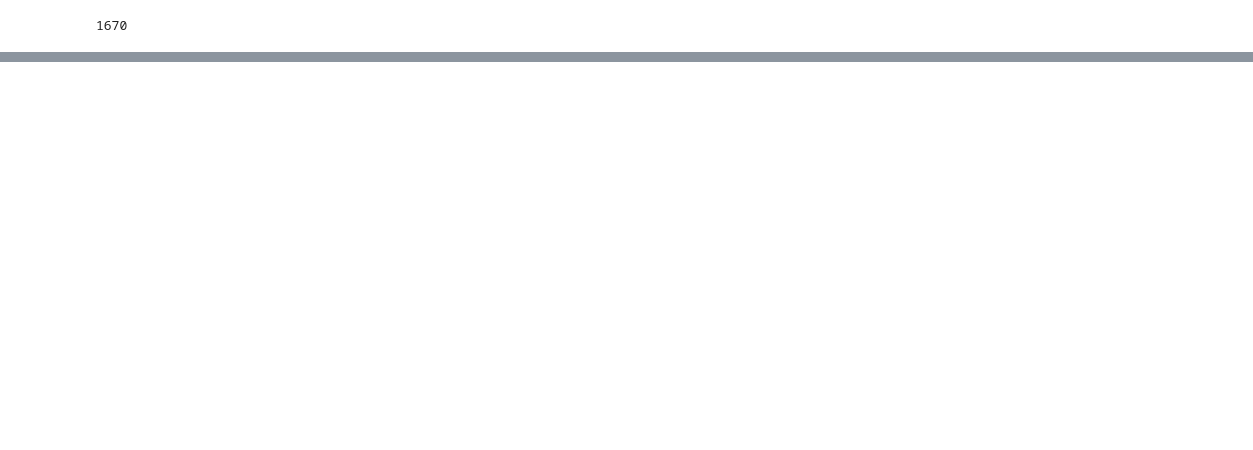
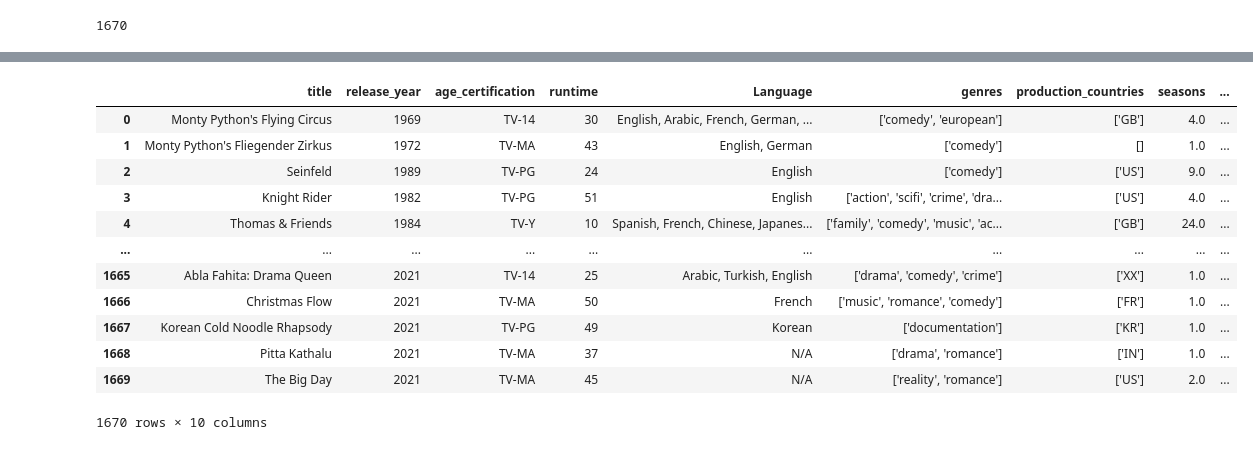
Before and after one commit to NidaB-C/NetflixEDA, a Jupyter notebook: Data/Netflix_Data.ipynb, the cells around one changed output, grey strips where cells are left out. Drawn from its saved outputs; the diff is of its cells as text; code cells hidden in the pictures; blank space fills up the shorter version.

```diff
--- a/Data/Netflix_Data.ipynb
+++ b/Data/Netflix_Data.ipynb
@@ -119,0 +131,5 @@ KeyboardInterrupt:
+# %%
+#Show the updated DataFrame
+#Removing N/A entries from the DataFrame
+netflix_shows = netflix_shows.dropna()
+netflix_shows.info()
@@ -124,0 +174,20 @@ SyntaxError: invalid syntax (895527370.py, line 2)
+# %%
+# Make new data frame and drop columns
+shows_df = netflix_shows[['title', 'release_year', 'age_certification', 'runtime', 'Language',
+       'genres', 'production_countries', 'seasons', 'imdb_score',
+       'imdb_votes']]
+shows_df
+# %% [output]
+|  | title | release_year | age_certification | runtime | Language | genres | production_countries | seasons | ... |
+| 0 | Monty Python's Flying Circus | 1969 | TV-14 | 30 | English, Arabic, French, German, ... | ['comedy', 'european'] | ['GB'] | 4.0 | ... |
+| 1 | Monty Python's Fliegender Zirkus | 1972 | TV-MA | 43 | English, German | ['comedy'] | [] | 1.0 | ... |
+| 2 | Seinfeld | 1989 | TV-PG | 24 | English | ['comedy'] | ['US'] | 9.0 | ... |
+| 3 | Knight Rider | 1982 | TV-PG | 51 | English | ['action', 'scifi', 'crime', 'dra... | ['US'] | 4.0 | ... |
+| 4 | Thomas & Friends | 1984 | TV-Y | 10 | Spanish, French, Chinese, Japanes... | ['family', 'comedy', 'music', 'ac... | ['GB'] | 24.0 | ... |
+| ... | ... | ... | ... | ... | ... | ... | ... | ... | ... |
+| 1665 | Abla Fahita: Drama Queen | 2021 | TV-14 | 25 | Arabic, Turkish, English | ['drama', 'comedy', 'crime'] | ['XX'] | 1.0 | ... |
+| 1666 | Christmas Flow | 2021 | TV-MA | 50 | French | ['music', 'romance', 'comedy'] | ['FR'] | 1.0 | ... |
+| 1667 | Korean Cold Noodle Rhapsody | 2021 | TV-PG | 49 | Korean | ['documentation'] | ['KR'] | 1.0 | ... |
+| 1668 | Pitta Kathalu | 2021 | TV-MA | 37 | N/A | ['drama', 'romance'] | ['IN'] | 1.0 | ... |
+| 1669 | The Big Day | 2021 | TV-MA | 45 | N/A | ['reality', 'romance'] | ['US'] | 2.0 | ... |
+1670 rows × 10 columns
```
Also changed, not shown: parts of 8 cells of this notebook, 1 other file.
